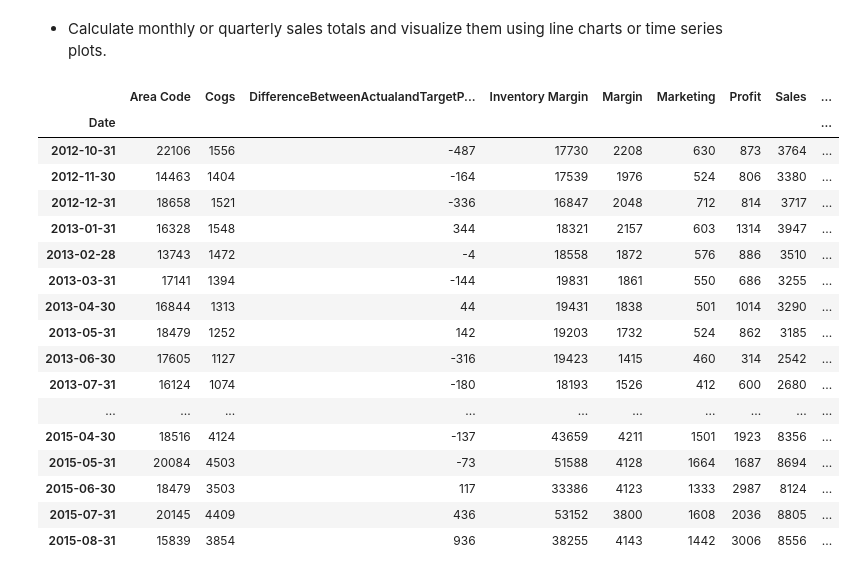
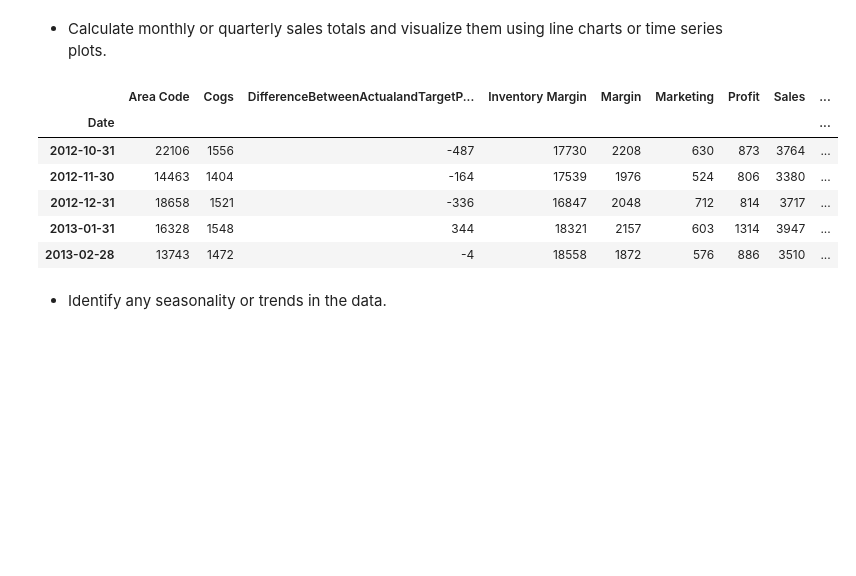
Before and after one commit to noeyislearning/coffee-chain-sales, a Jupyter notebook: generate_report_v1.ipynb, the cells around one changed output. Saved outputs shown, nothing was run; the diff lists cells and outputs as text; code cells hidden in the pictures; blank space fills up the shorter version.

```diff
--- a/generate_report_v1.ipynb
+++ b/generate_report_v1.ipynb
@@ -13,3 +15,6 @@ import seaborn as sns
+# %%
+# Set display format for floats
+pd.options.display.float_format = '{:.8f}'.format
 # %% [markdown]
 ## Data Exploration
 
@@ -229,28 +233,19 @@ ds.head(200)
 # %%
 # Calculate the monthly sales totals
 ds_monthly_sales = ds.resample('M').sum(numeric_only=True)
 
 # Display the monthly sales totals
-ds_monthly_sales
+ds_monthly_sales.head()
 # %% [output]
 |  | Area Code | Cogs | DifferenceBetweenActualandTargetP... | Inventory Margin | Margin | Marketing | Profit | Sales | ... |
 | Date |  |  |  |  |  |  |  |  | ... |
 | 2012-10-31 | 22106 | 1556 | -487 | 17730 | 2208 | 630 | 873 | 3764 | ... |
 | 2012-11-30 | 14463 | 1404 | -164 | 17539 | 1976 | 524 | 806 | 3380 | ... |
 | 2012-12-31 | 18658 | 1521 | -336 | 16847 | 2048 | 712 | 814 | 3717 | ... |
 | 2013-01-31 | 16328 | 1548 | 344 | 18321 | 2157 | 603 | 1314 | 3947 | ... |
 | 2013-02-28 | 13743 | 1472 | -4 | 18558 | 1872 | 576 | 886 | 3510 | ... |
-| 2013-03-31 | 17141 | 1394 | -144 | 19831 | 1861 | 550 | 686 | 3255 | ... |
-| 2013-04-30 | 16844 | 1313 | 44 | 19431 | 1838 | 501 | 1014 | 3290 | ... |
-| 2013-05-31 | 18479 | 1252 | 142 | 19203 | 1732 | 524 | 862 | 3185 | ... |
-| 2013-06-30 | 17605 | 1127 | -316 | 19423 | 1415 | 460 | 314 | 2542 | ... |
-| 2013-07-31 | 16124 | 1074 | -180 | 18193 | 1526 | 412 | 600 | 2680 | ... |
-| ... | ... | ... | ... | ... | ... | ... | ... | ... | ... |
-| 2015-04-30 | 18516 | 4124 | -137 | 43659 | 4211 | 1501 | 1923 | 8356 | ... |
-| 2015-05-31 | 20084 | 4503 | -73 | 51588 | 4128 | 1664 | 1687 | 8694 | ... |
-| 2015-06-30 | 18479 | 3503 | 117 | 33386 | 4123 | 1333 | 2987 | 8124 | ... |
-| 2015-07-31 | 20145 | 4409 | 436 | 53152 | 3800 | 1608 | 2036 | 8805 | ... |
-| 2015-08-31 | 15839 | 3854 | 936 | 38255 | 4143 | 1442 | 3006 | 8556 | ... |
+# %% [markdown]
+- Identify any seasonality or trends in the data.
 # %%
 # Plot the monthly sales totals
 ds_monthly_sales.plot(figsize=(12, 8), xlabel='Date', ylabel='Sales')
```
Also changed, not shown: parts of 21 cells of this notebook.
